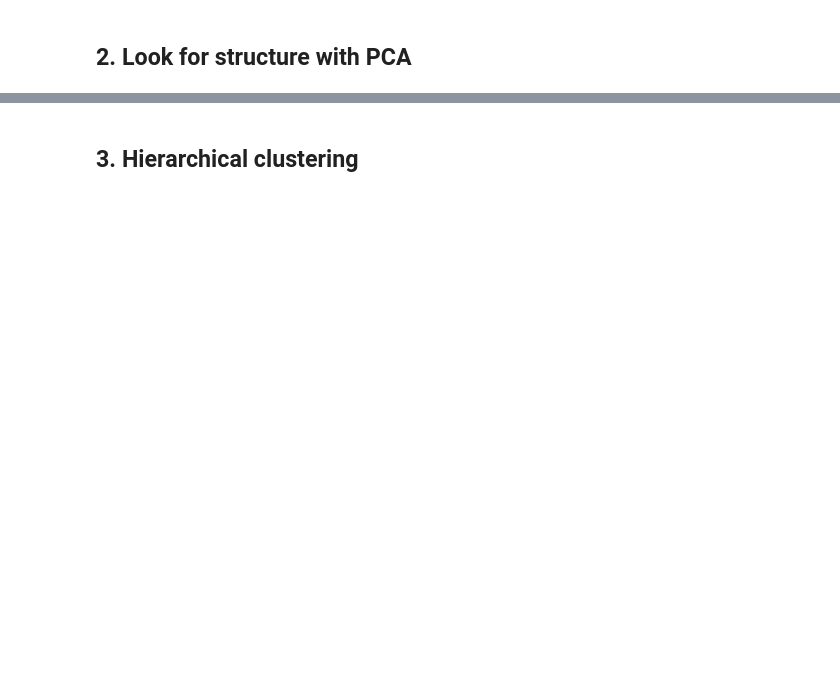
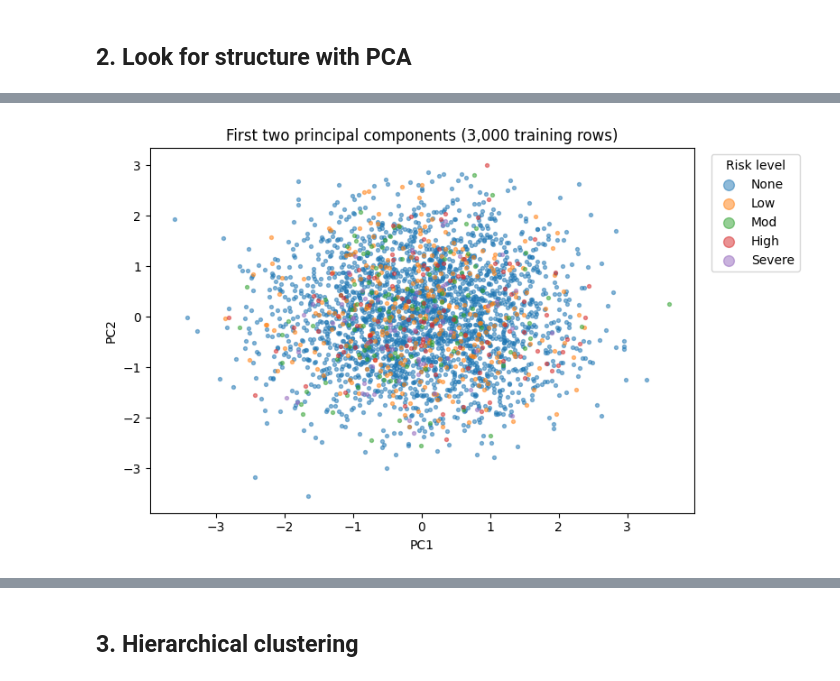
Before and after one commit to elgazar24/F21DL_Group_13, a Jupyter notebook: src/notebooks/Data_Analysis/Clustering/DS2_Clustering.ipynb, the cells around one changed output, grey strips where cells are left out. Saved outputs shown, nothing was run; the diff lists cells and outputs as text; code cells hidden in the pictures; blank space fills up the shorter version.

```diff
--- a/src/notebooks/Data_Analysis/Clustering/DS2_Clustering.ipynb
+++ b/src/notebooks/Data_Analysis/Clustering/DS2_Clustering.ipynb
@@ -6,0 +54,15 @@
+# %%
+pcs = PCA(n_components=2, random_state=RANDOM_STATE).fit(X).transform(X_s)
+
+fig, ax = plt.subplots(figsize=(8, 5))
+for k, s in enumerate(short):
+    m = (y_s == k).values
+    ax.scatter(pcs[m, 0], pcs[m, 1], s=8, alpha=0.5, label=s)
+ax.set_xlabel("PC1")
+ax.set_ylabel("PC2")
+ax.legend(title="Risk level", markerscale=3, bbox_to_anchor=(1.02, 1), loc="upper left")
+ax.set_title("First two principal components (3,000 training rows)")
+fig.tight_layout()
+plt.show()
+# %% [output]
+[figure, added]
```
Also changed, not shown: parts of 25 cells of this notebook, 4 other files.
